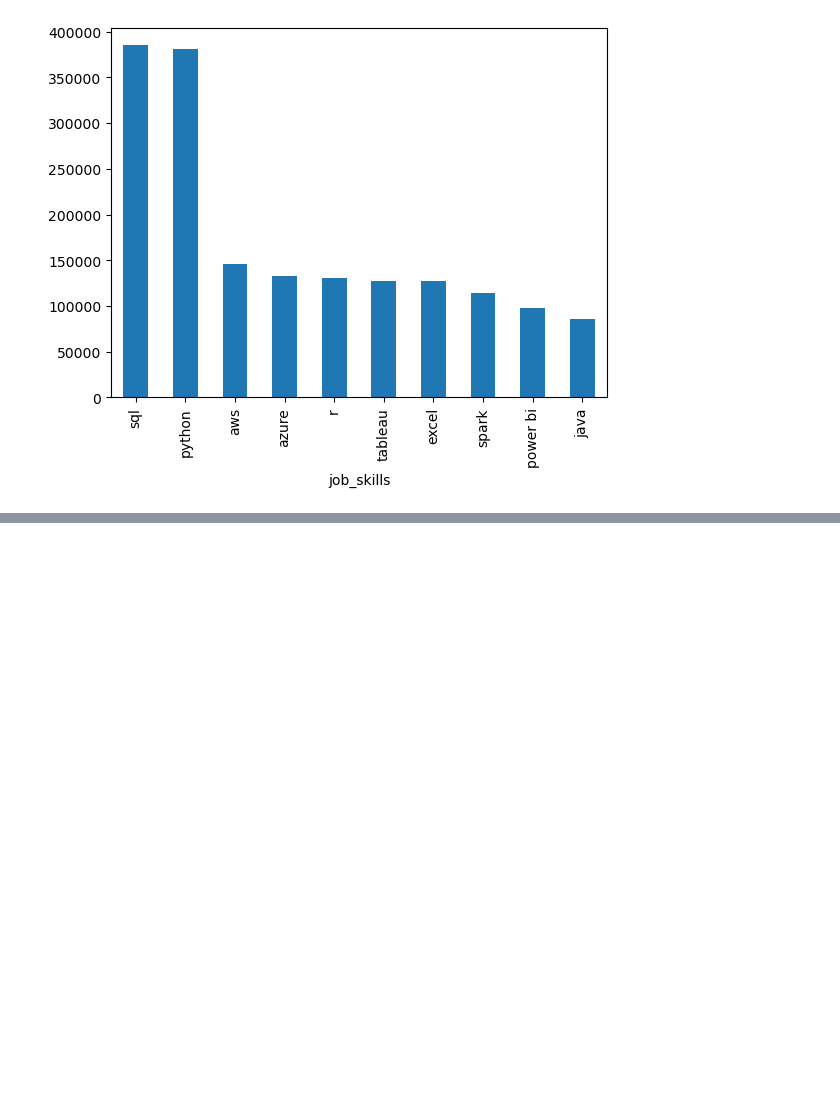
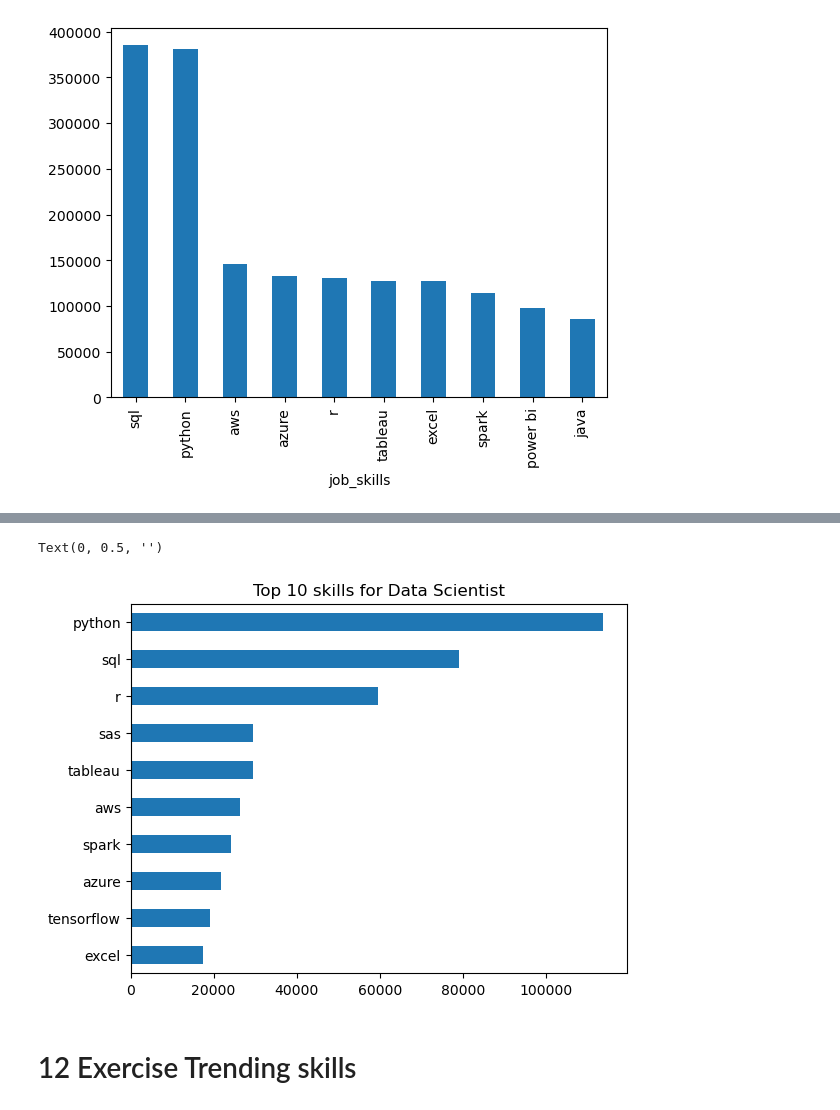
Before and after one commit to CalinFasie/PythonforDALukeBarousse, a Jupyter notebook: 2_Advanced/8_Pandas_COncat_DF.ipynb, the cells around one changed output, grey strips where cells are left out. Cells and saved outputs as stored; diff of their text form; code cells hidden in the pictures; blank space fills up the shorter version.

```diff
--- a/2_Advanced/8_Pandas_COncat_DF.ipynb
+++ b/2_Advanced/8_Pandas_COncat_DF.ipynb
@@ -191,4 +191,4 @@ df_salary[['job_title_short','salary_year_avg','salary_year_inflated']]
 | 785692 | Data Scientist | 157500.0 | 162225.00 |
 22003 rows × 3 columns
 # %%
-df['job_skills']=df['job_skills'].apply(lambda x: ast.literal_eval(x) if pd.notna(x) else x)
+# df['job_skills']=df['job_skills'].apply(lambda x: ast.literal_eval(x) if pd.notna(x) else x)
@@ -249,0 +230,5 @@ NameError: name 'skills_count' is not defined
+# %%
+df_skill_count=skills_count.reset_index(name='skill_count')
+
+df_skill_count=df_skill_count.sort_values(by='skill_count',ascending=False)
+df_skill_count
@@ -249,0 +249,16 @@ NameError: name 'skills_count' is not defined
+# %%
+job_title = 'Data Scientist'
+top_skills = 10
+
+df_skill_final=df_skill_count[df_skill_count['job_title_short']==job_title].head(top_skills)
+
+df_skill_final.plot(x='job_skills',y='skill_count',kind='barh')
+plt.gca().invert_yaxis()
+plt.title(f'Top {top_skills} skills for {job_title}')
+plt.legend().set_visible(False)
+plt.ylabel('')
+# %% [output]
+Text(0, 0.5, '')
+[figure, added]
+# %% [markdown]
+# 12 Exercise Trending skills
```
Also changed, not shown: parts of 27 cells of this notebook, 7 other files.
